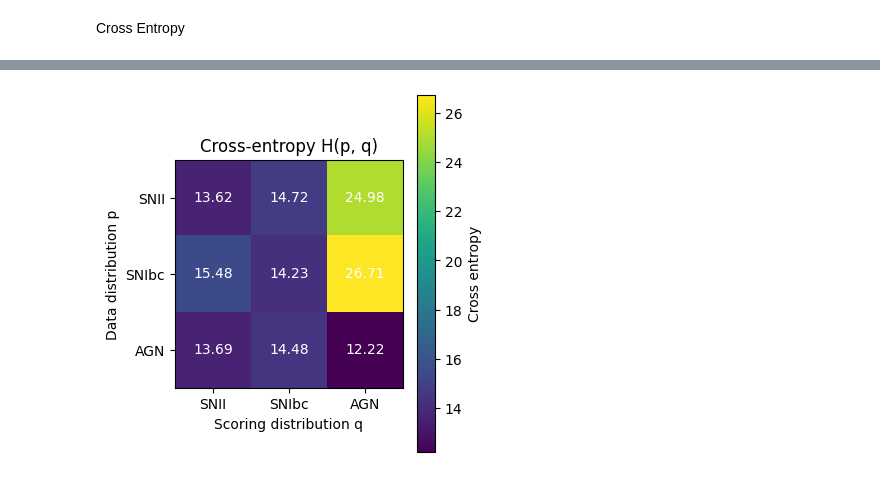
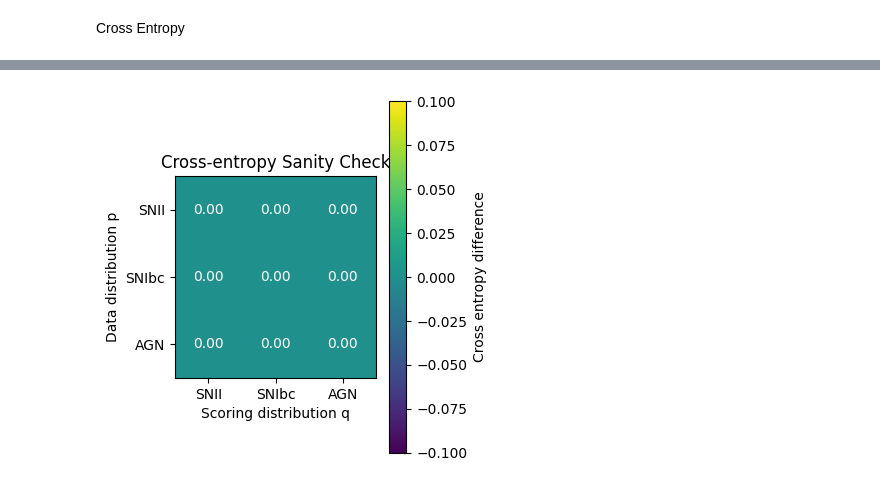
Before and after one commit to Rachel-0420/Cross-Entropy-Fast-Transient, a Jupyter notebook: cross_entropy_btw_supernovae.ipynb, the cells around one changed output, grey strips where cells are left out. Saved outputs shown, nothing was run; the diff lists cells and outputs as text; code cells hidden in the pictures.

Commit message:
cross entropy, small floor operation sanity check

```diff
--- a/cross_entropy_btw_supernovae.ipynb
+++ b/cross_entropy_btw_supernovae.ipynb
@@ -365,6 +365,9 @@ Cross Entropy
 # %%
 def cross_entropy(p, q, eps=1e-16):
     return -np.sum(p * np.log(np.clip(q, eps, None)))
+
+def cross_entropy_2(p, q, eps=1e-16): # To check that the small positive ground is valid
+    return -np.sum((p+eps) * np.log(q+eps))
 
 dists = {
     "SNII": SNII["data_norm"],
@@ -376,3 +379,7 @@ labels = list(dists)
 H = np.array([[cross_entropy(dists[i], dists[j])
                for j in labels]
               for i in labels])
+
+H2 = H = np.array([[cross_entropy_2(dists[i], dists[j])
+               for j in labels]
+              for i in labels])
@@ -379,25 +439,25 @@ H = np.array([[cross_entropy(dists[i], dists[j])
 # %%
 fig, ax = plt.subplots(figsize=(4, 4))
 
-im = ax.imshow(H, cmap="viridis")
+im = ax.imshow(H-H2, cmap="viridis")
 
 ax.set_xticks(range(len(labels)))
 ax.set_yticks(range(len(labels)))
 ax.set_xticklabels(labels)
 ax.set_yticklabels(labels)
 
 ax.set_xlabel("Scoring distribution q")
 ax.set_ylabel("Data distribution p")
-ax.set_title("Cross-entropy H(p, q)")
+ax.set_title("Cross-entropy Sanity Check")
 
 # annotate values
 for i in range(len(labels)):
     for j in range(len(labels)):
-        ax.text(j, i, f"{H[i,j]:.2f}",
+        ax.text(j, i, f"{H[i,j]-H2[i,j]:.2f}",
                 ha="center", va="center", color="white")
 
-fig.colorbar(im, ax=ax, label="Cross entropy")
+fig.colorbar(im, ax=ax, label="Cross entropy difference")
 plt.tight_layout()
 plt.show()
 # %% [output]
-[figure, old version]
+[figure, new version]
```
Also changed, not shown: parts of 1 cell of this notebook, 7 other files.
